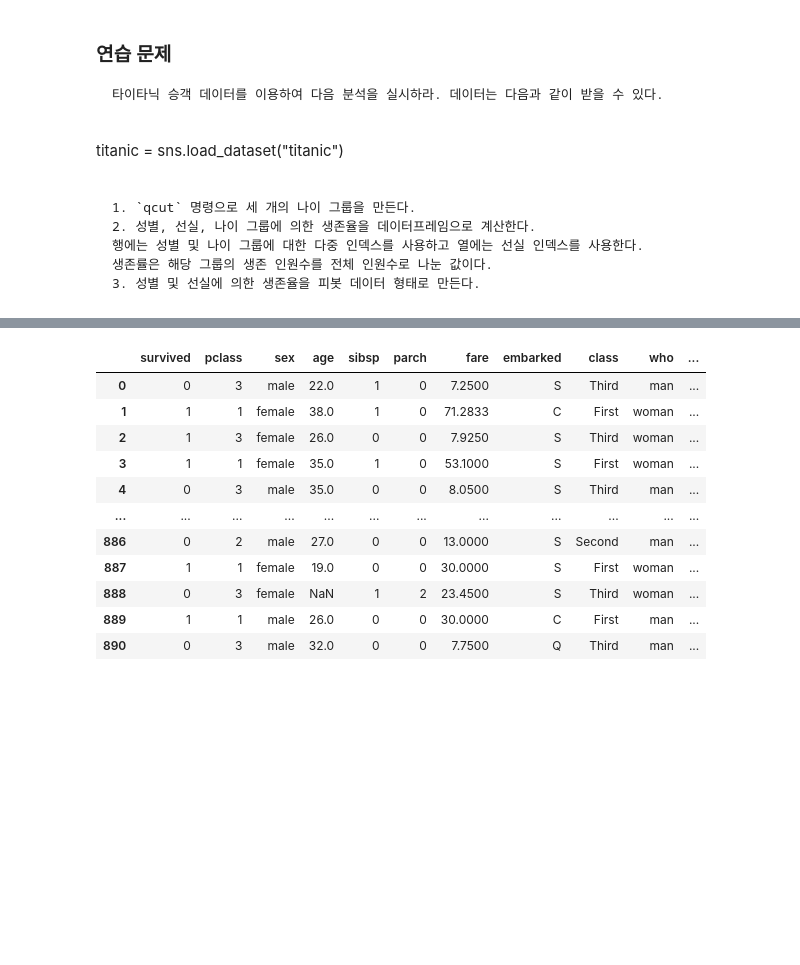
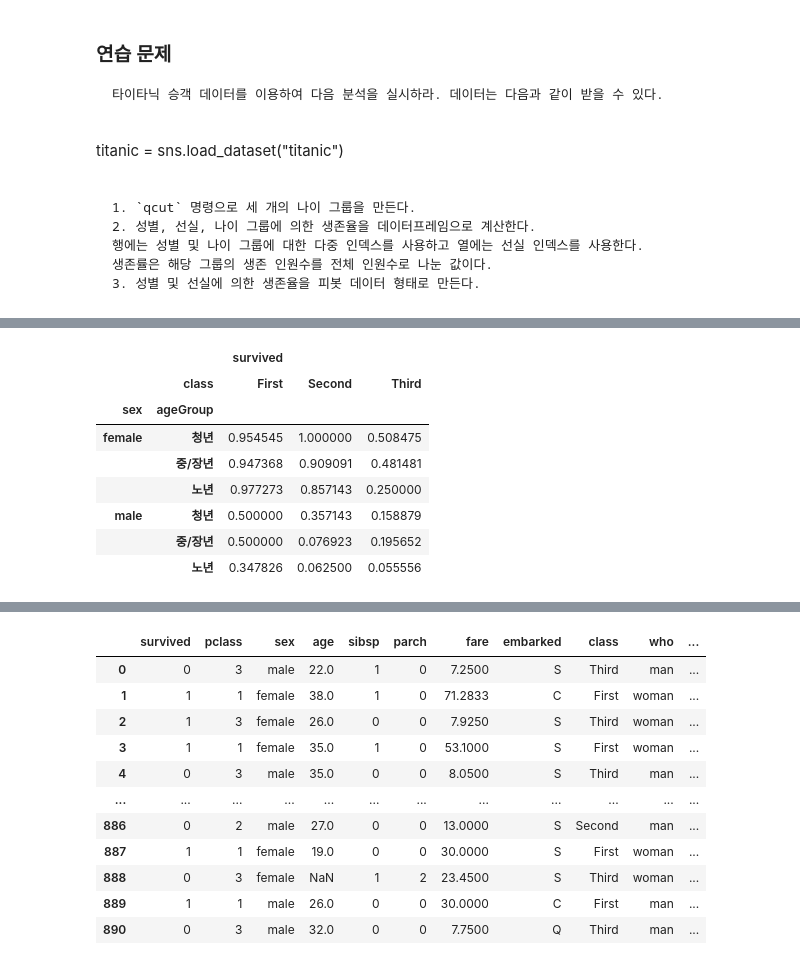
Before and after one commit to YooJeans/WASSUP2, a Jupyter notebook: Data_Preprocessing/03.07_Pandas 피봇테이블과 그룹분석.ipynb, the cells around one changed output, grey strips where cells are left out. Saved outputs shown, nothing was run; the diff lists cells and outputs as text; code cells hidden in the pictures; blank space fills up the shorter version.

```diff
--- a/Data_Preprocessing/03.07_Pandas 피봇테이블과 그룹분석.ipynb
+++ b/Data_Preprocessing/03.07_Pandas 피봇테이블과 그룹분석.ipynb
@@ -1048,0 +1142,12 @@ titanic = sns.load_dataset("titanic")
+# %%
+titanic.pivot_table(values = ["survived"], index=["sex", "ageGroup"], columns="class")
+# %% [output]
+|  |  | survived |  |  |
+|  | class | First | Second | Third |
+| sex | ageGroup |  |  |  |
+| female | 청년 | 0.954545 | 1.000000 | 0.508475 |
+|  | 중/장년 | 0.947368 | 0.909091 | 0.481481 |
+|  | 노년 | 0.977273 | 0.857143 | 0.250000 |
+| male | 청년 | 0.500000 | 0.357143 | 0.158879 |
+|  | 중/장년 | 0.500000 | 0.076923 | 0.195652 |
+|  | 노년 | 0.347826 | 0.062500 | 0.055556 |
```
Also changed, not shown: parts of 9 cells of this notebook, 1 other file.
